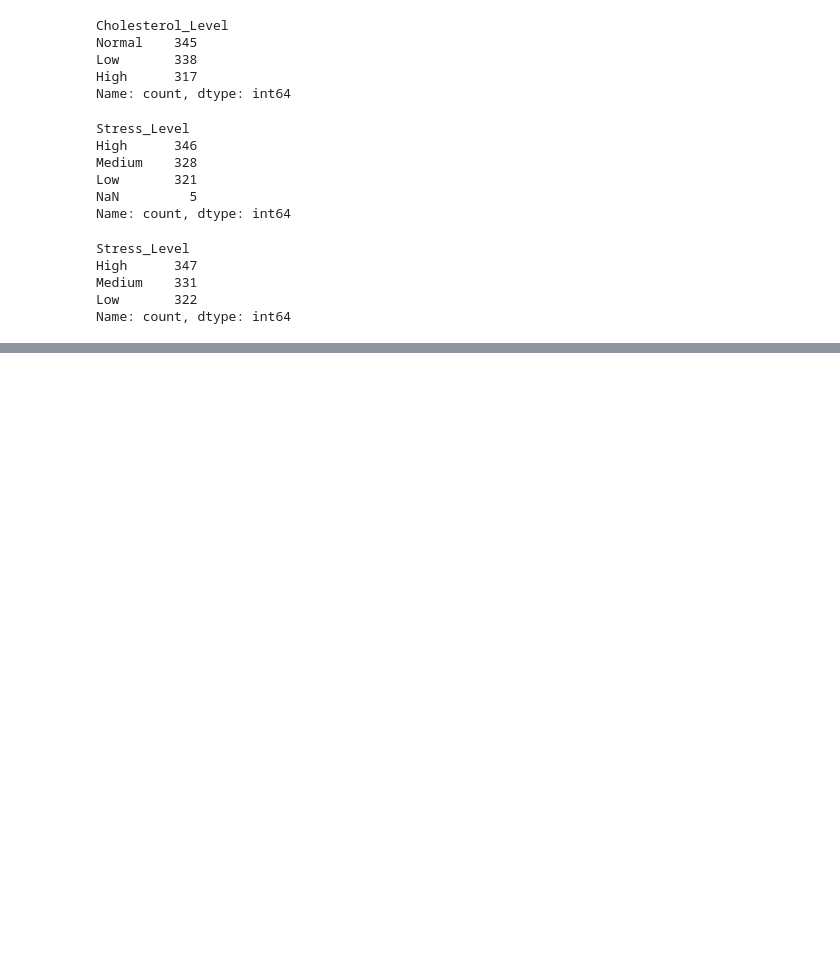
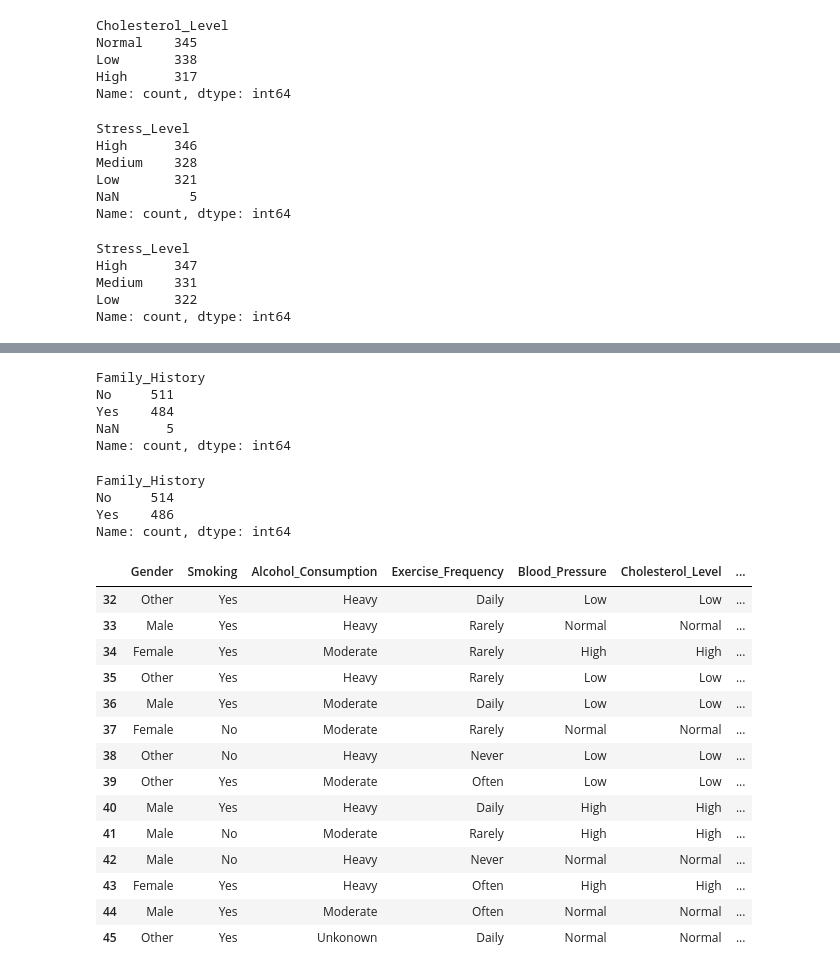
Before and after one commit to Md-Maruf-1727/health-dataset-cleaning, a Jupyter notebook: notebook/data_cleaning.ipynb, the cells around one changed output, grey strips where cells are left out. Cells and saved outputs as stored; diff of their text form; code cells hidden in the pictures; blank space fills up the shorter version.

```diff
--- a/notebook/data_cleaning.ipynb
+++ b/notebook/data_cleaning.ipynb
@@ -192,0 +228,46 @@ Name: count, dtype: int64
+# %%
+df['Medication_Use'] = df['Medication_Use'].fillna('Unknown')
+# %%
+df['Family_History'].value_counts(dropna=False)
+# %% [output]
+Family_History
+No     511
+Yes    484
+NaN      5
+Name: count, dtype: int64
+# %%
+df['Family_History'] = df['Family_History'].ffill()
+df['Family_History'].value_counts(dropna=False)
+# %% [output]
+Family_History
+No     514
+Yes    486
+Name: count, dtype: int64
+# %%
+df['minor_smoking_flag'] = (
+    (df['Age'] < 16) &
+    (df['Smoking'] == 'Yes')
+).astype(int)
+# %%
+df['minor_alcohol_flag'] = (
+    (df['Age'] < 16) &
+    (df['Alcohol_Consumption'] == 'Heavy')
+).astype(int)
+# %%
+df.loc[32:45]
+# %% [output]
+|  | Gender | Smoking | Alcohol_Consumption | Exercise_Frequency | Blood_Pressure | Cholesterol_Level | ... |
+| 32 | Other | Yes | Heavy | Daily | Low | Low | ... |
+| 33 | Male | Yes | Heavy | Rarely | Normal | Normal | ... |
+| 34 | Female | Yes | Moderate | Rarely | High | High | ... |
+| 35 | Other | Yes | Heavy | Rarely | Low | Low | ... |
+| 36 | Male | Yes | Moderate | Daily | Low | Low | ... |
+| 37 | Female | No | Moderate | Rarely | Normal | Normal | ... |
+| 38 | Other | No | Heavy | Never | Low | Low | ... |
+| 39 | Other | Yes | Moderate | Often | Low | Low | ... |
+| 40 | Male | Yes | Heavy | Daily | High | High | ... |
+| 41 | Male | No | Moderate | Rarely | High | High | ... |
+| 42 | Male | No | Heavy | Never | Normal | Normal | ... |
+| 43 | Female | Yes | Heavy | Often | High | High | ... |
+| 44 | Male | Yes | Moderate | Often | Normal | Normal | ... |
+| 45 | Other | Yes | Unkonown | Daily | Normal | Normal | ... |
```
Also changed, not shown: parts of 6 cells of this notebook.
